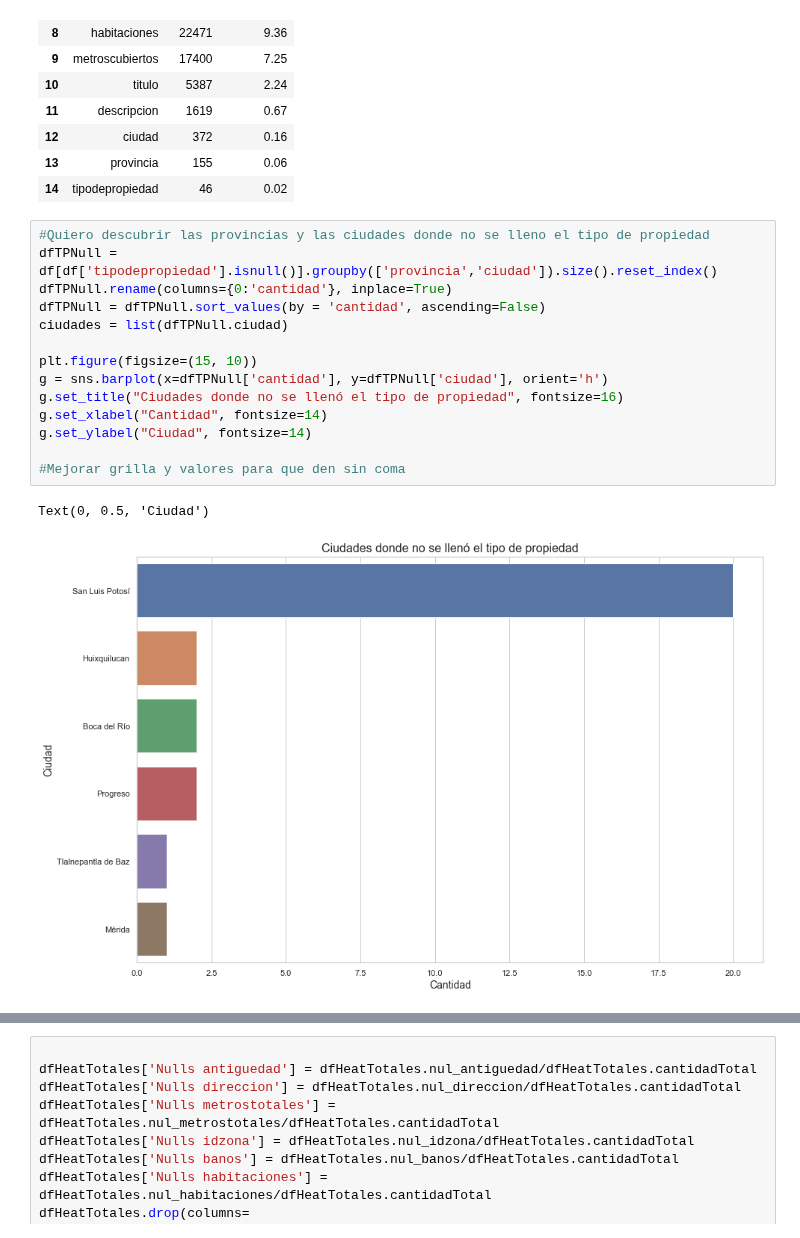
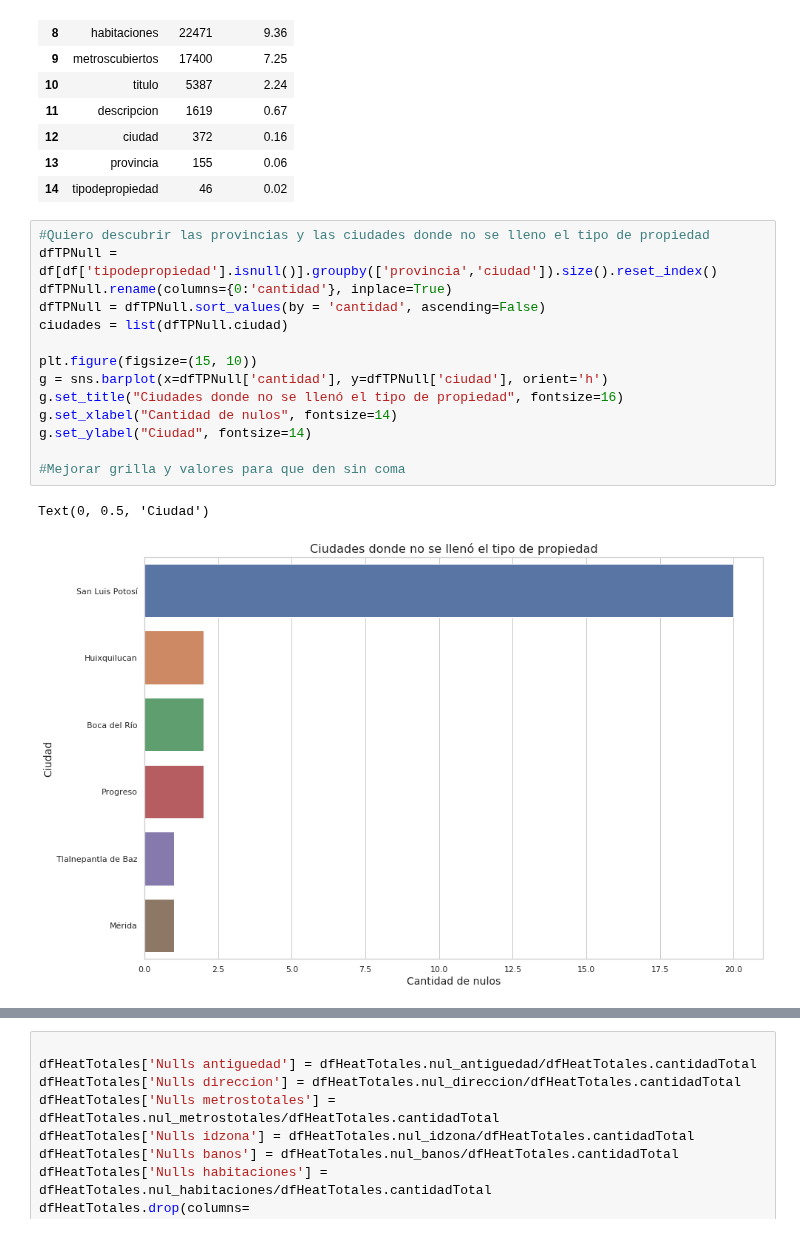
Before and after one commit to JuanCruzCastroLopez/tp1-zonajobs-analysis, a Jupyter notebook: DataSet_analisis.ipynb, the cells around one changed output, grey strips where cells are left out. Drawn from its saved outputs; the diff is of its cells as text.

```diff
--- a/DataSet_analisis.ipynb
+++ b/DataSet_analisis.ipynb
@@ -50,20 +51,20 @@ nulls
 # %%
 #Quiero descubrir las provincias y las ciudades donde no se lleno el tipo de propiedad
 dfTPNull = df[df['tipodepropiedad'].isnull()].groupby(['provincia','ciudad']).size().reset_index()
 dfTPNull.rename(columns={0:'cantidad'}, inplace=True)
 dfTPNull = dfTPNull.sort_values(by = 'cantidad', ascending=False)
 ciudades = list(dfTPNull.ciudad)
 
 plt.figure(figsize=(15, 10))
 g = sns.barplot(x=dfTPNull['cantidad'], y=dfTPNull['ciudad'], orient='h')
 g.set_title("Ciudades donde no se llenó el tipo de propiedad", fontsize=16)
-g.set_xlabel("Cantidad", fontsize=14)
+g.set_xlabel("Cantidad de nulos", fontsize=14)
 g.set_ylabel("Ciudad", fontsize=14)
 
 #Mejorar grilla y valores para que den sin coma
 # %% [output]
 Text(0, 0.5, 'Ciudad')
-[figure, old version]
+[figure, new version]
 # %%
 #Quiero ver cual es la propiedad con mayor cantidad que hay en cada una de estas ciudades.
 df3 = df.loc[df['ciudad'].isin(ciudades),:]
```
Also changed, not shown: parts of 24 cells of this notebook, 2 other files.
